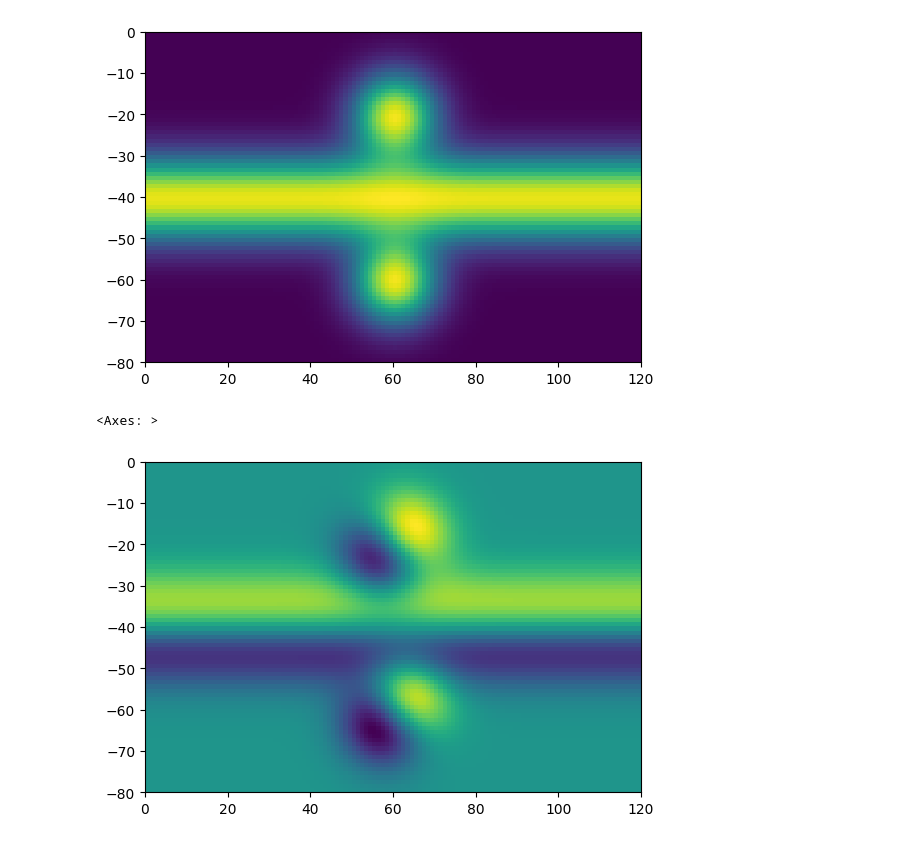
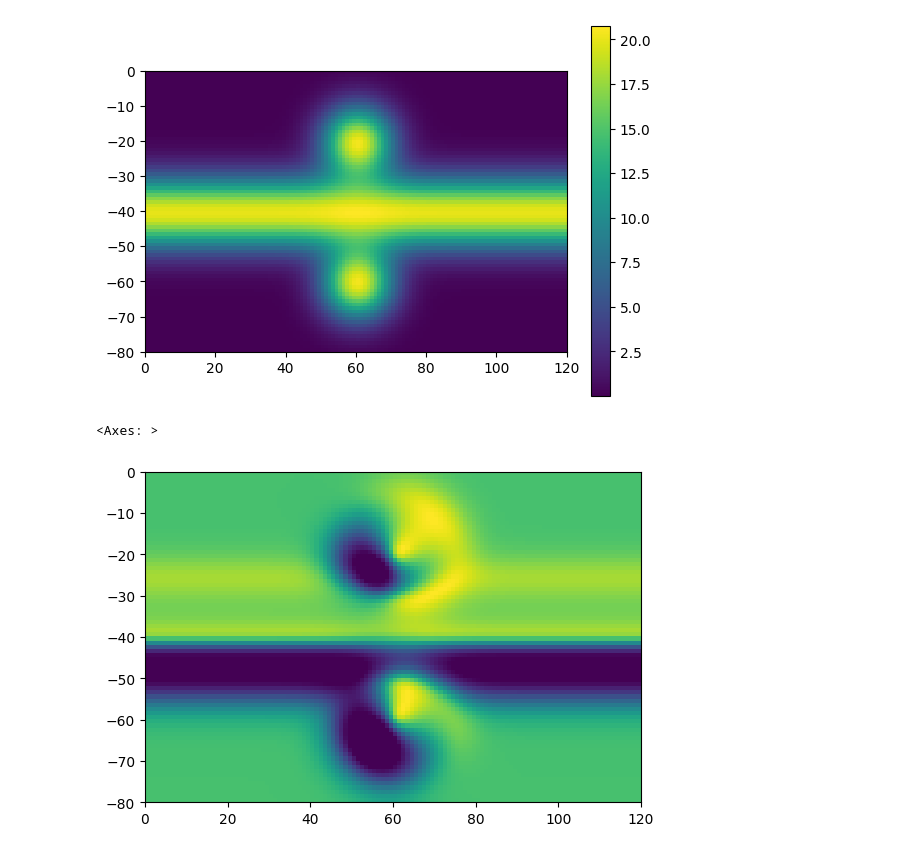
Before and after one commit to dankluskiewicz/insolation_model, a Jupyter notebook: development/shading.ipynb, the cells around one changed output. Saved outputs shown, nothing was run; the diff lists cells and outputs as text; code cells hidden in the pictures.

```diff
--- a/development/shading.ipynb
+++ b/development/shading.ipynb
@@ -20,32 +20,32 @@ dem = make_flat_dem(n_rows=n_rows, n_cols=n_cols)
 # %%
 # make a hill
 y = np.arange(n_rows)
-hill = np.exp(-((y - n_rows / 2) ** 2) / 10**2)
+hill = 20 * np.exp(-((y - n_rows / 2) ** 2) / 10**2)
 hill = hill[:, np.newaxis]
 hill = np.tile(hill, (1, n_cols))
 
 hill_dem = dem.with_array(hill)
 
 # and some mounds
 X, Y = np.meshgrid(np.arange(n_cols), np.arange(n_rows))
 
 
 def make_mound(xc, yc, radius):
     return np.exp(-((X - xc) ** 2 + (Y - yc) ** 2) / radius**2)
 
 
 mound_centers = [(n_cols / 2, n_rows / 4), (n_cols / 2, 3 * n_rows / 4)]
-mounds = sum(make_mound(xc, yc, 10) for xc, yc in mound_centers)
+mounds = 20 * sum(make_mound(xc, yc, 10) for xc, yc in mound_centers)
 
 mounds_dem = dem.with_array(mounds)
 
 
 # and combine
 dem = dem.with_array(hill + mounds)
-vis.raster(dem)
+vis.raster(dem, cbar=True)
 plt.show()
-vis.hillshade(dem, solar_azimuth=45, solar_elevation=45)
+vis.hillshade(dem, solar_azimuth=45, solar_elevation=45, vmin=0, vmax=1)
 # %% [output]
-[figure, old version]
+[figure, new version]
 <Axes: >
-[figure, old version]
+[figure, new version]
```
Also changed, not shown: parts of 3 cells of this notebook.
